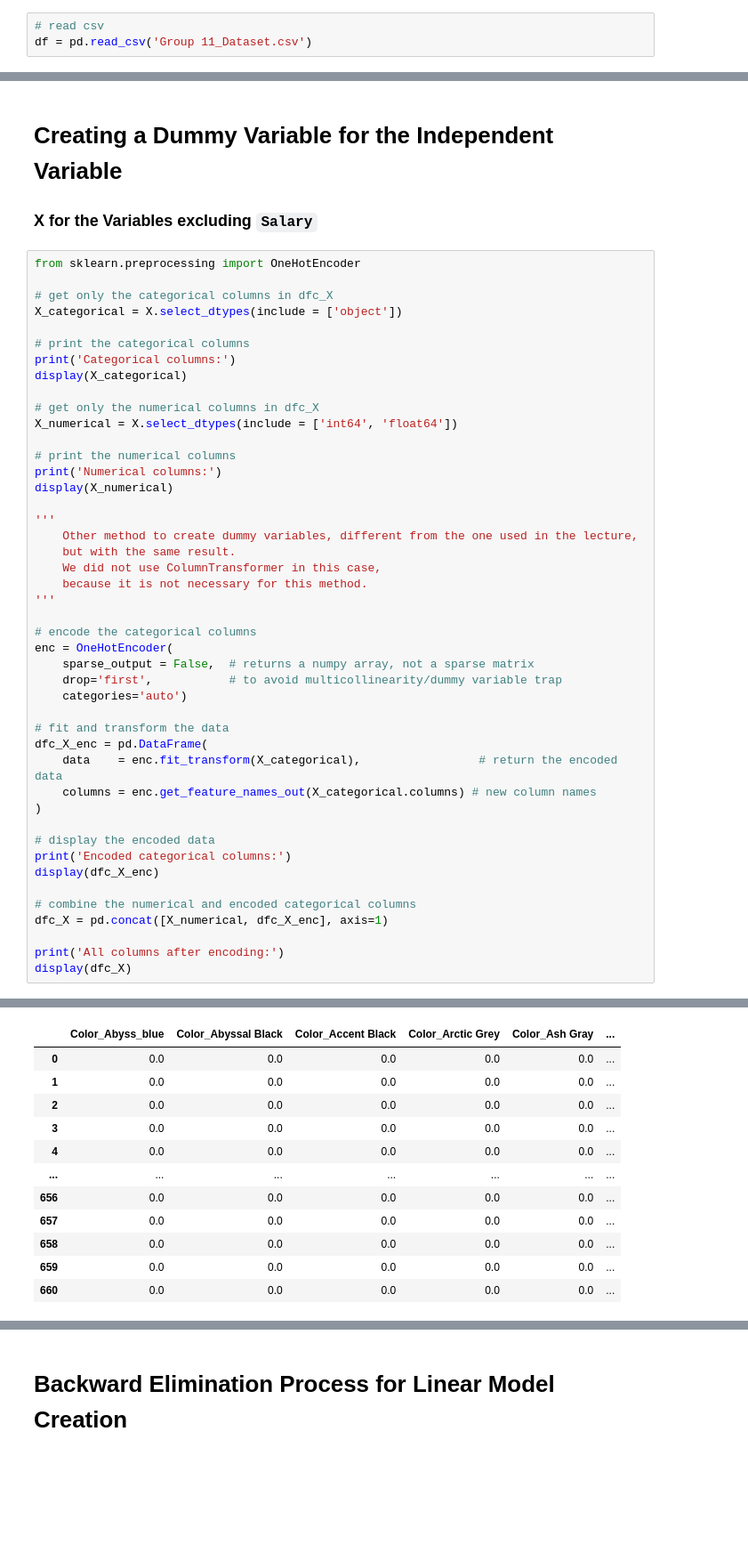
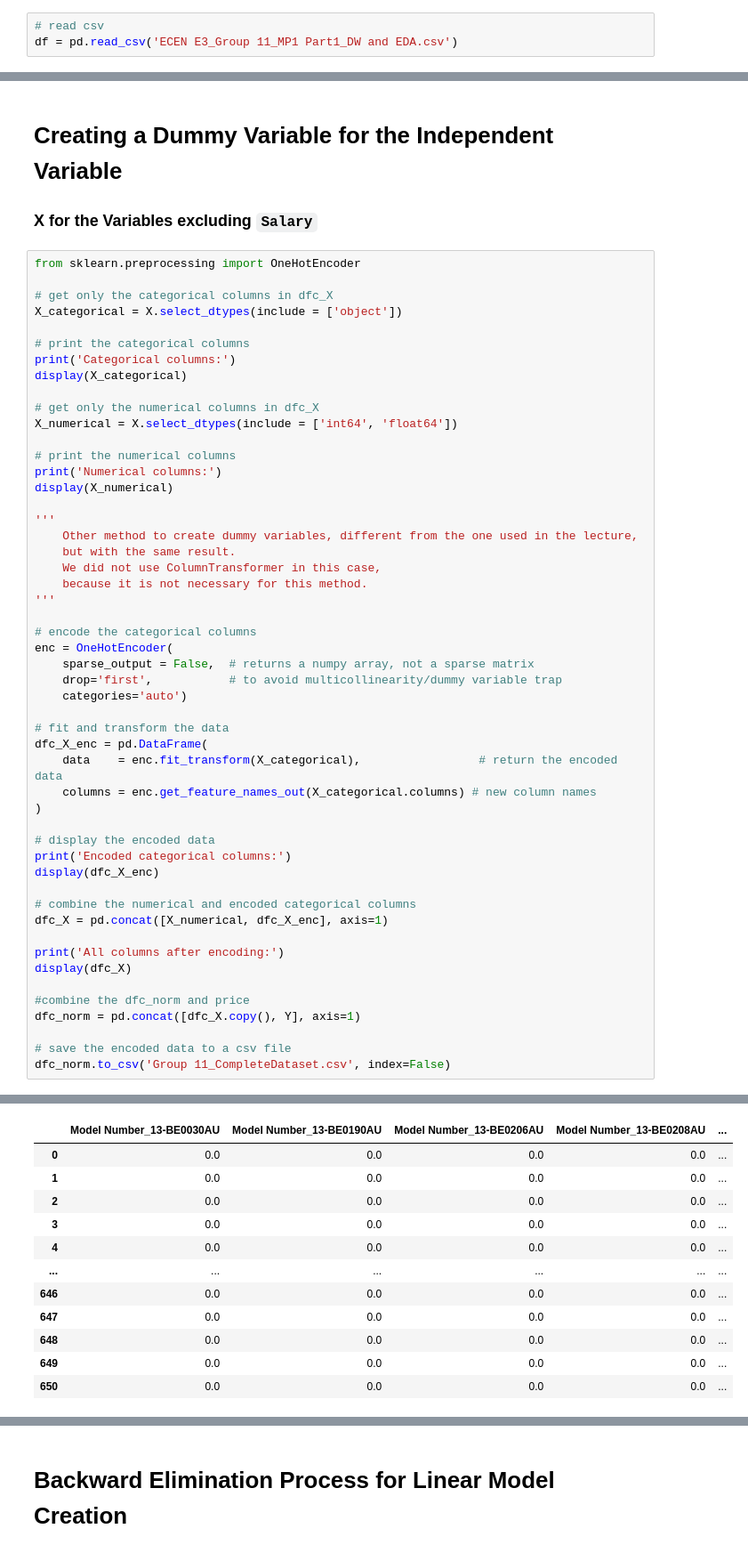
Before and after one commit to RenzVillegas24/JupyterML, a Jupyter notebook: 24.01.10_Activity_1/Group 11_Feature Selection.ipynb, the cells around one changed output, grey strips where cells are left out. Shown at 89% size. Cells and saved outputs as stored; diff of their text form; blank space fills up the shorter version.

Commit message:
RegressionModels

```diff
--- a/24.01.10_Activity_1/Group 11_Feature Selection.ipynb
+++ b/24.01.10_Activity_1/Group 11_Feature Selection.ipynb
@@ -29,7 +26,7 @@ from IPython.display import display
 The first step of data analysis.
 # %%
 # read csv
-df = pd.read_csv('Group 11_Dataset.csv')
+df = pd.read_csv('ECEN E3_Group 11_MP1 Part1_DW and EDA.csv')
 # %% [markdown]
 Copy the dataset and show the shape
 # %%
@@ -267,5 +265,11 @@ dfc_X = pd.concat([X_numerical, dfc_X_enc], axis=1)
 
 print('All columns after encoding:')
 display(dfc_X)
+
+#combine the dfc_norm and price
+dfc_norm = pd.concat([dfc_X.copy(), Y], axis=1)
+
+# save the encoded data to a csv file
+dfc_norm.to_csv('Group 11_CompleteDataset.csv', index=False)
 # %% [output]
 Categorical columns:
@@ -299,13 +303,13 @@ Numerical columns:
 Encoded categorical columns:
-|  | Color_Abyss_blue | Color_Abyssal Black | Color_Accent Black | Color_Arctic Grey | Color_Ash Gray | ... |
-| 0 | 0.0 | 0.0 | 0.0 | 0.0 | 0.0 | ... |
-| 1 | 0.0 | 0.0 | 0.0 | 0.0 | 0.0 | ... |
-| 2 | 0.0 | 0.0 | 0.0 | 0.0 | 0.0 | ... |
-| 3 | 0.0 | 0.0 | 0.0 | 0.0 | 0.0 | ... |
-| 4 | 0.0 | 0.0 | 0.0 | 0.0 | 0.0 | ... |
-| ... | ... | ... | ... | ... | ... | ... |
-| 656 | 0.0 | 0.0 | 0.0 | 0.0 | 0.0 | ... |
-| 657 | 0.0 | 0.0 | 0.0 | 0.0 | 0.0 | ... |
-| 658 | 0.0 | 0.0 | 0.0 | 0.0 | 0.0 | ... |
-| 659 | 0.0 | 0.0 | 0.0 | 0.0 | 0.0 | ... |
-| 660 | 0.0 | 0.0 | 0.0 | 0.0 | 0.0 | ... |
+|  | Model Number_13-BE0030AU | Model Number_13-BE0190AU | Model Number_13-BE0206AU | Model Number_13-BE0208AU | ... |
+| 0 | 0.0 | 0.0 | 0.0 | 0.0 | ... |
+| 1 | 0.0 | 0.0 | 0.0 | 0.0 | ... |
+| 2 | 0.0 | 0.0 | 0.0 | 0.0 | ... |
+| 3 | 0.0 | 0.0 | 0.0 | 0.0 | ... |
+| 4 | 0.0 | 0.0 | 0.0 | 0.0 | ... |
+| ... | ... | ... | ... | ... | ... |
+| 646 | 0.0 | 0.0 | 0.0 | 0.0 | ... |
+| 647 | 0.0 | 0.0 | 0.0 | 0.0 | ... |
+| 648 | 0.0 | 0.0 | 0.0 | 0.0 | ... |
+| 649 | 0.0 | 0.0 | 0.0 | 0.0 | ... |
+| 650 | 0.0 | 0.0 | 0.0 | 0.0 | ... |
```
Also changed, not shown: parts of 23 cells of this notebook, 10 other files.
